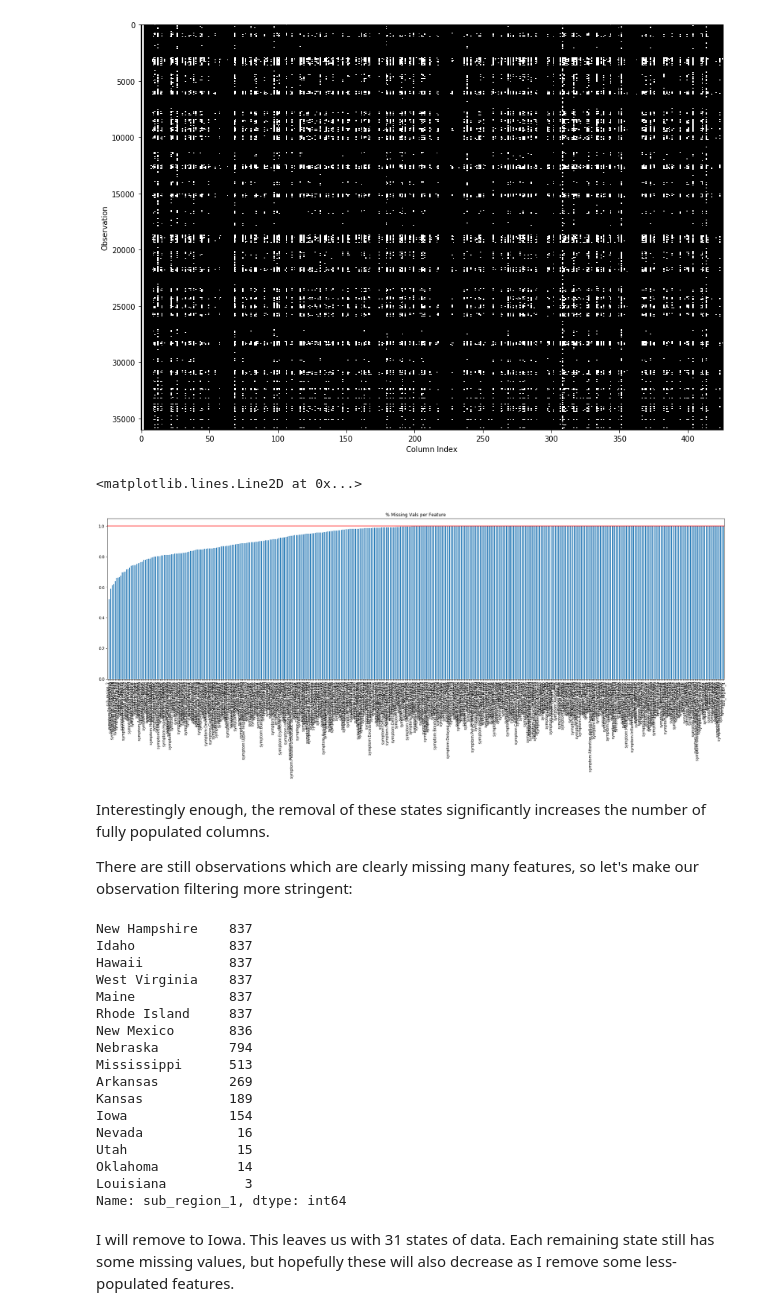
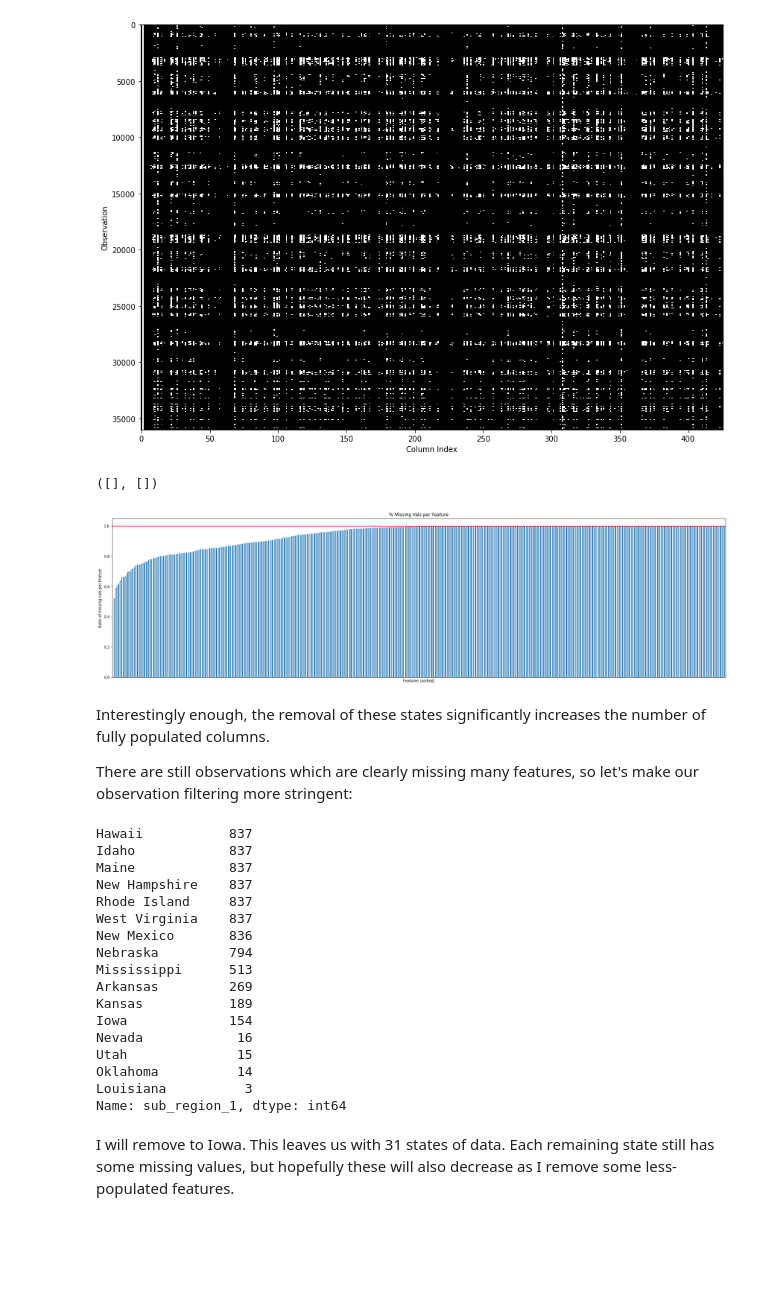
Before and after one commit to GaniPerez/COVID_Case_Prediction, a Jupyter notebook: covidSymptomsCleaning_perState.ipynb, the cells around one changed output. Cells and saved outputs as stored; diff of their text form; code cells hidden in the pictures; blank space fills up the shorter version.

Commit message:
added covid symptoms cleaning notebook

```diff
--- a/covidSymptomsCleaning_perState.ipynb
+++ b/covidSymptomsCleaning_perState.ipynb
@@ -12,13 +11,0 @@ import os, sys
-# %%
-Covid19_symptomFiles = []
-
-directories = [d for d in os.listdir('.') if d.endswith('symptomSearch')]
-
-
-for dir1 in directories:
-    for root, dirs, files in os.walk(dir1):
-        for file in files:
-            path = f'./{dir1}/{file}'
-            Covid19_symptomFiles.append(path)
-
-len(Covid19_symptomFiles)
@@ -65,8 +11,0 @@ merge_df
-# %%
-for file in Covid19_symptomFiles[1:]:
-    df = pd.read_csv(file)
-    df.drop(["country_region_code", "country_region", "sub_region_1_code", "sub_region_2_code"], axis=1, inplace=True)
-    merge_df = pd.concat([merge_df, df], ignore_index=True)
-    del df
-
-merge_df
@@ -248,11 +119,14 @@ Text(0, 0.5, 'Observation')
 [figure]
 # %%
 merge_df.notna().mean().sort_values().plot(kind='bar', figsize=(30,8),
-                                          title="% Missing Vals per Feature")
+                                          title="% Missing Vals per Feature",
+                                          ylabel="Ratio of missing vals per feature",
+                                          xlabel = "Features (sorted)")
 plt.axhline(y=1.0, color = 'r', linestyle="-")
+plt.xticks([])
 # %% [output]
-<matplotlib.lines.Line2D at 0x...>
+([], [])
-[figure, old version]
+[figure, new version]
 # %% [markdown]
 Interestingly enough, the removal of these states significantly increases the number of fully populated columns.
 
@@ -260,12 +134,12 @@ There are still observations which are clearly missing many features, so let's m
 # %%
 merge_df[merge_df.transpose().notna().mean().sort_values() < 0.90]["sub_region_1"].value_counts()
 # %% [output]
+Hawaii           837
+Idaho            837
+Maine            837
 New Hampshire    837
-Idaho            837
-Hawaii           837
+Rhode Island     837
 West Virginia    837
-Maine            837
-Rhode Island     837
 New Mexico       836
 Nebraska         794
 Mississippi      513
```
Also changed, not shown: parts of 39 cells of this notebook.
